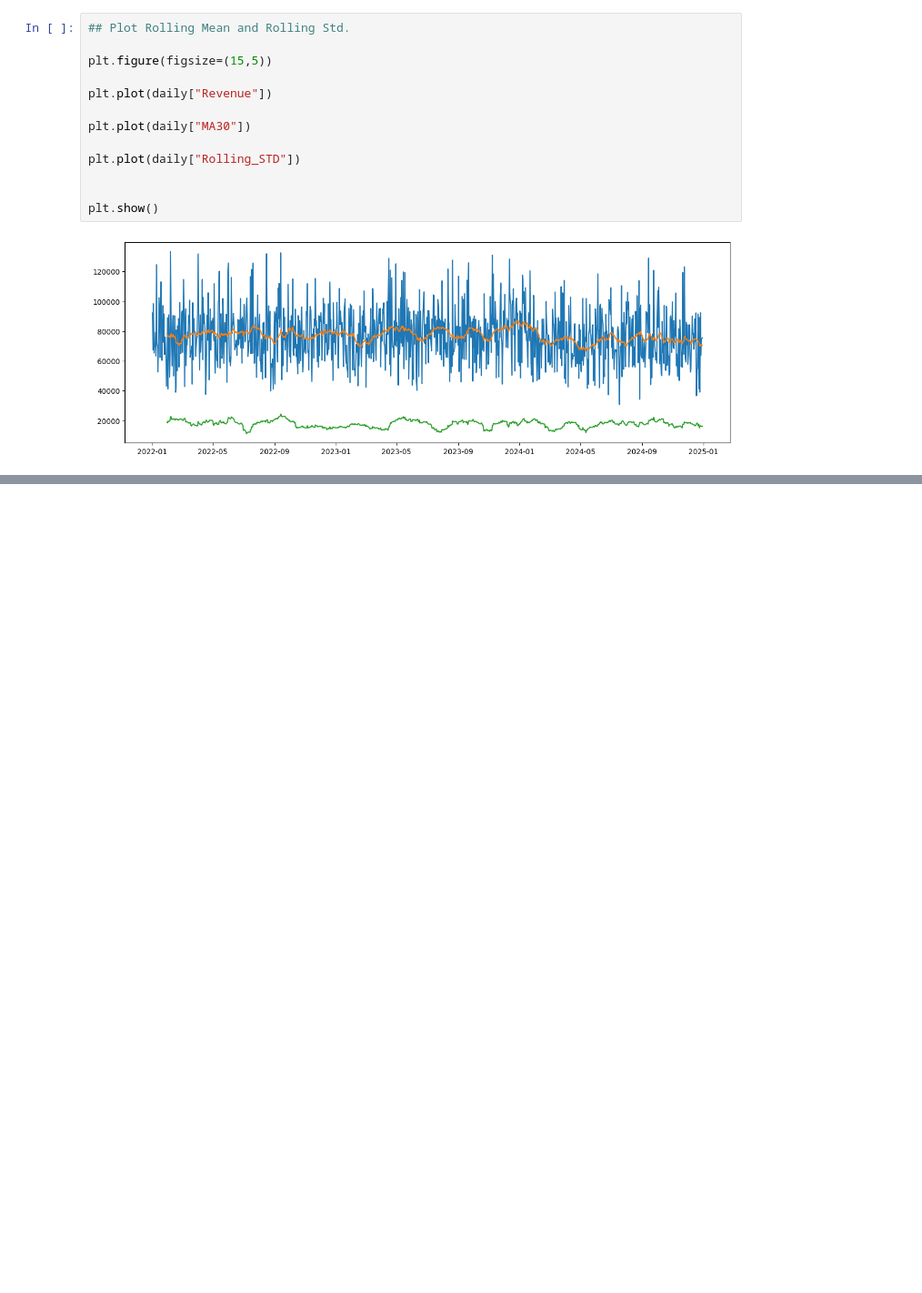
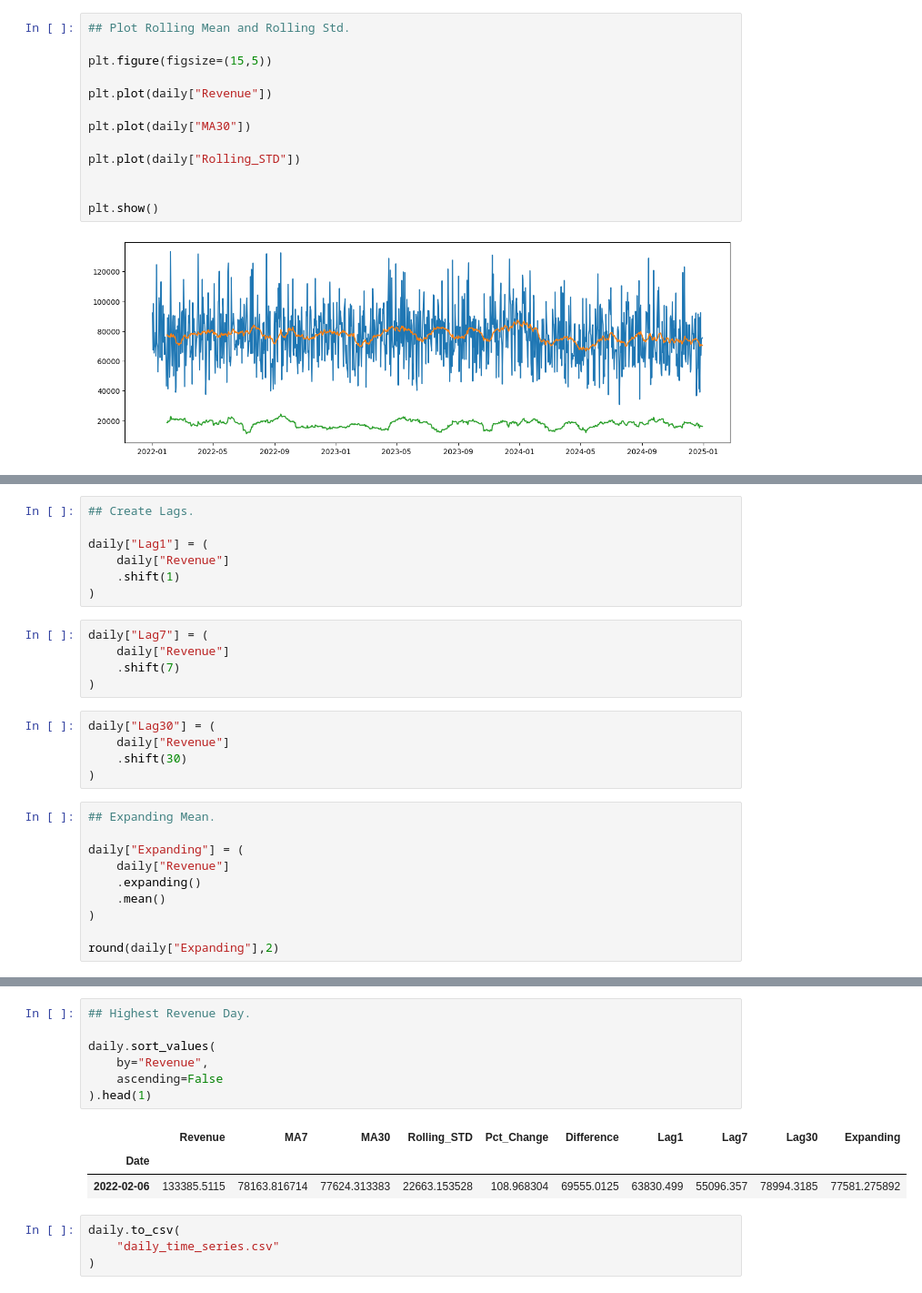
Before and after one commit to projit-1/time_series_analysis_retail_sales_data, a Jupyter notebook: time_series_analysis_retail_sales_data.ipynb, the cells around one changed output, grey strips where cells are left out. Shown at 91% size. Cells and saved outputs as stored; diff of their text form; blank space fills up the shorter version.

```diff
--- a/time_series_analysis_retail_sales_data.ipynb
+++ b/time_series_analysis_retail_sales_data.ipynb
@@ -299,0 +411,27 @@ plt.show()
+# %%
+## Create Lags.
+
+daily["Lag1"] = (
+    daily["Revenue"]
+    .shift(1)
+)
+# %%
+daily["Lag7"] = (
+    daily["Revenue"]
+    .shift(7)
+)
+# %%
+daily["Lag30"] = (
+    daily["Revenue"]
+    .shift(30)
+)
+# %%
+## Expanding Mean.
+
+daily["Expanding"] = (
+    daily["Revenue"]
+    .expanding()
+    .mean()
+)
+
+round(daily["Expanding"],2)
@@ -299,0 +452,15 @@ plt.show()
+# %%
+## Highest Revenue Day.
+
+daily.sort_values(
+    by="Revenue",
+    ascending=False
+).head(1)
+# %% [output]
+|  | Revenue | MA7 | MA30 | Rolling_STD | Pct_Change | Difference | Lag1 | Lag7 | Lag30 | Expanding |
+| Date |  |  |  |  |  |  |  |  |  |  |
+| 2022-02-06 | 133385.5115 | 78163.816714 | 77624.313383 | 22663.153528 | 108.968304 | 69555.0125 | 63830.499 | 55096.357 | 78994.3185 | 77581.275892 |
+# %%
+daily.to_csv(
+    "daily_time_series.csv"
+)
```
Also changed, not shown: parts of 7 cells of this notebook, 1 other file.
